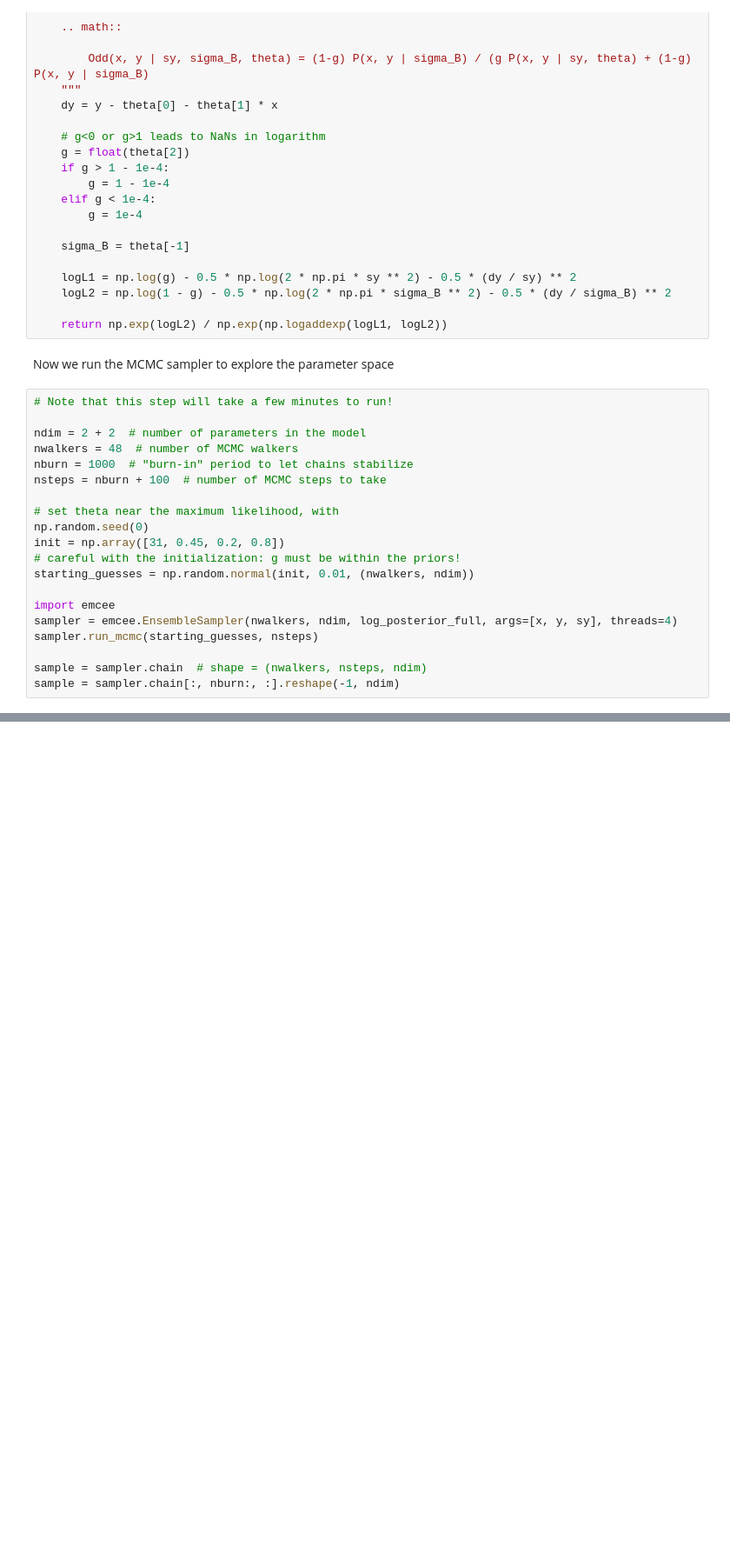
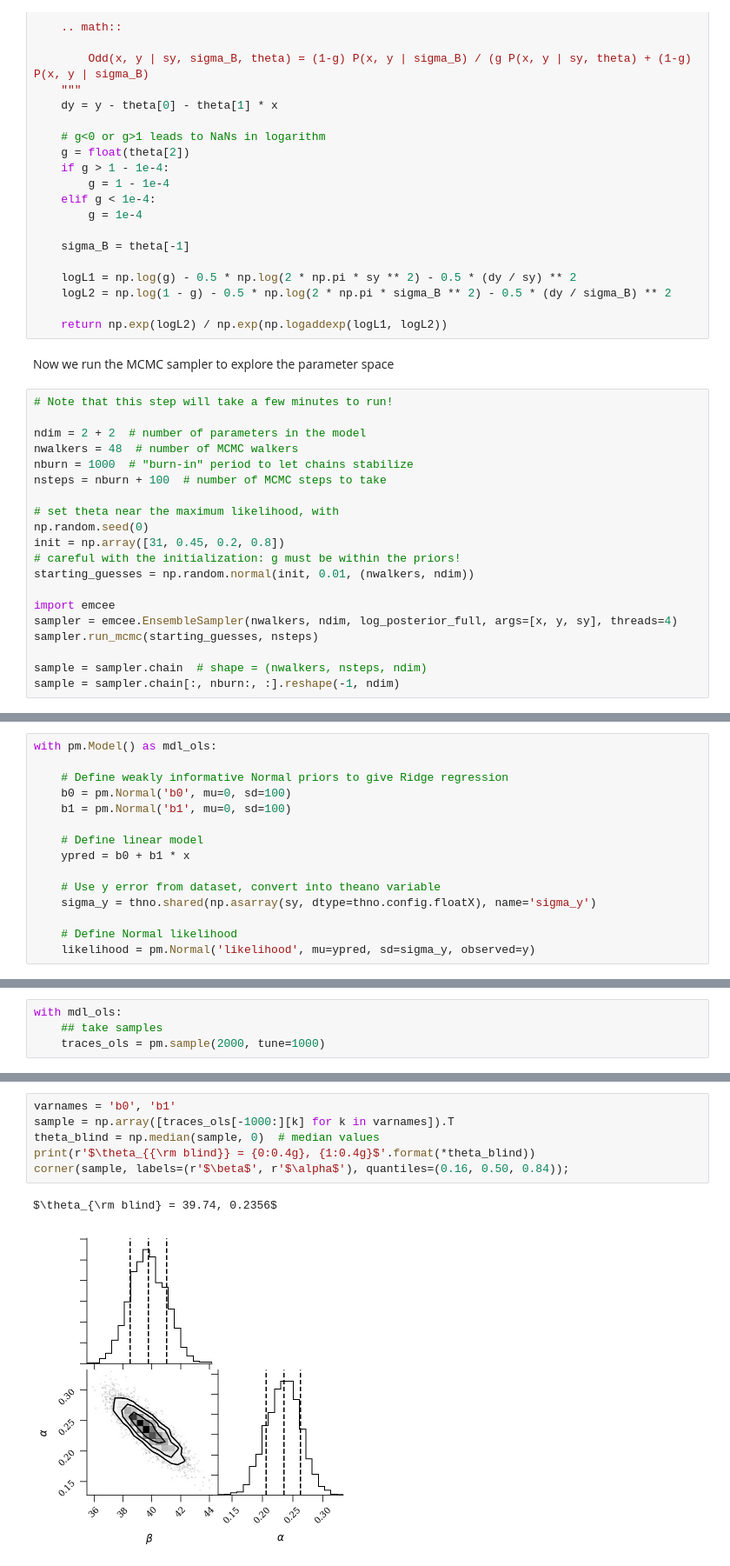
Before and after one commit to mfouesneau/HGSFP, a Jupyter notebook: straighlinefit.ipynb, the cells around one changed output, grey strips where cells are left out. Shown at 87% size. Drawn from its saved outputs; the diff is of its cells as text; blank space fills up the shorter version.

```diff
--- a/straighlinefit.ipynb
+++ b/straighlinefit.ipynb
@@ -492,0 +525,15 @@ plt.hlines([0.5], *plt.xlim());
+# %%
+with pm.Model() as mdl_ols:
+
+    # Define weakly informative Normal priors to give Ridge regression
+    b0 = pm.Normal('b0', mu=0, sd=100)
+    b1 = pm.Normal('b1', mu=0, sd=100)
+
+    # Define linear model
+    ypred = b0 + b1 * x
+
+    # Use y error from dataset, convert into theano variable
+    sigma_y = thno.shared(np.asarray(sy, dtype=thno.config.floatX), name='sigma_y')
+
+    # Define Normal likelihood
+    likelihood = pm.Normal('likelihood', mu=ypred, sd=sigma_y, observed=y)
@@ -492,0 +542,4 @@ plt.hlines([0.5], *plt.xlim());
+# %%
+with mdl_ols:
+    ## take samples
+    traces_ols = pm.sample(2000, tune=1000)
@@ -492,0 +558,9 @@ plt.hlines([0.5], *plt.xlim());
+# %%
+varnames = 'b0', 'b1'
+sample = np.array([traces_ols[-1000:][k] for k in varnames]).T
+theta_blind = np.median(sample, 0)  # median values
+print(r'$\theta_{{\rm blind}} = {0:0.4g}, {1:0.4g}$'.format(*theta_blind))
+corner(sample, labels=(r'$\beta$', r'$\alpha$'), quantiles=(0.16, 0.50, 0.84));
+# %% [output]
+$\theta_{\rm blind} = 39.74, 0.2356$
+[figure, added]
```
Also changed, not shown: parts of 32 cells of this notebook.
